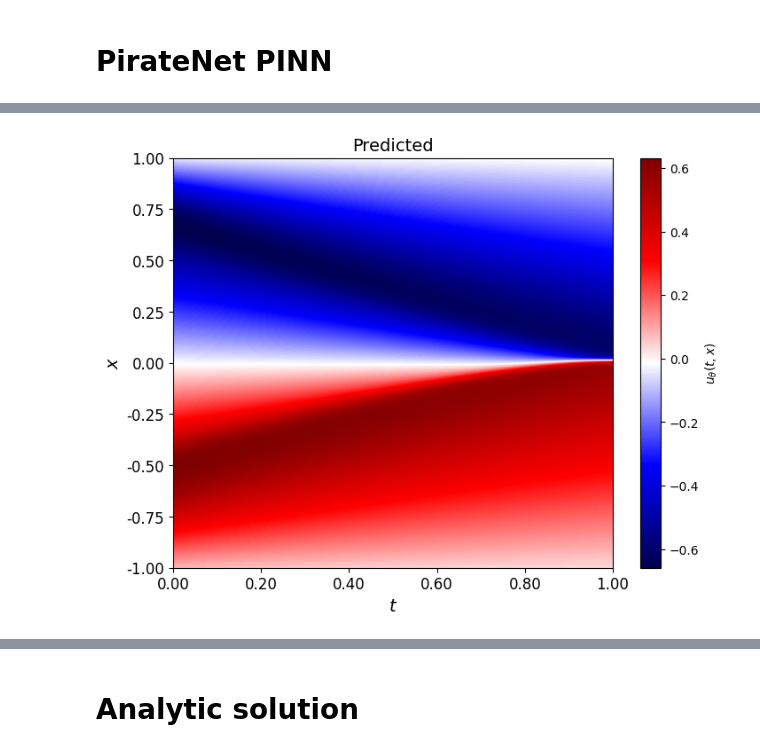
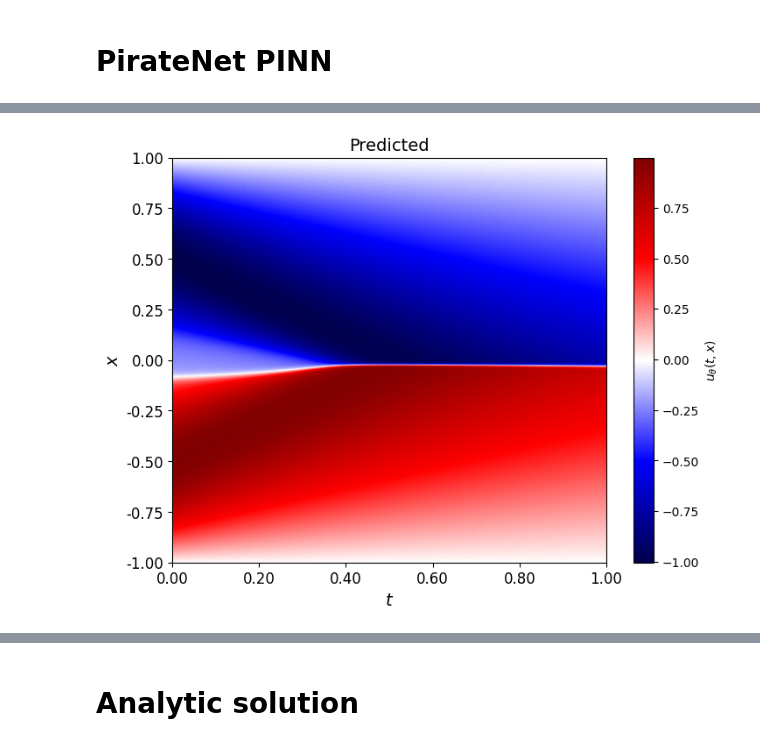
Before and after one commit to 1frog-prog1/diploma_pinn, a Jupyter notebook: notebooks/1d_burgers_pinn.ipynb, the cells around one changed output, grey strips where cells are left out. Saved outputs shown, nothing was run; the diff lists cells and outputs as text; code cells hidden in the pictures.

```diff
--- a/notebooks/1d_burgers_pinn.ipynb
+++ b/notebooks/1d_burgers_pinn.ipynb
@@ -354,15 +349,15 @@ save_model(rff_pinn, os.path.join("..", "saved_models", "1d_burgers", "db_rff_pi
 # %%
 # Set training parameters
 max_epoch = 10000
-db_pinn = DB_PINN(
+piratenet_pinn = PirateNetPINN(
     input_dim=2,
     rff_features=20,
     output_dim=1,
-    hidden_layers= 9 * [42],
+    num_blocks=3,
     equation=burgers_1d
 ).to(device)
 optimizers = {
-    "model": optim.Adam(db_pinn.parameters(), lr=1e-3),
+    "model": optim.Adam(piratenet_pinn.parameters(), lr=1e-3),
 }
 scheduler = {
     "model": optim.lr_scheduler.StepLR(optimizers["model"], step_size=1000, gamma=0.9)
@@ -397,6 +379,7 @@ TypeError: expected Tensor as element 0 in argument 0, but got tuple
 # %%
-db_pinn.to("cpu")
-T, X, U = compute_approximation_2d(db_pinn, lb, ub, N)
+N = 501
+piratenet_pinn.to("cpu")
+T, X, U = compute_approximation_2d(piratenet_pinn, lb, ub, N)
 plot_single_heatmap_2d(T, X, U, title="Predicted") # save_path="../pics/1d_burgers/plots/sa_pinn_v001divpi.png")
 # %% [output]
-[figure, old version]
+[figure, new version]
```
Also changed, not shown: parts of 11 cells of this notebook, 6 other files.
